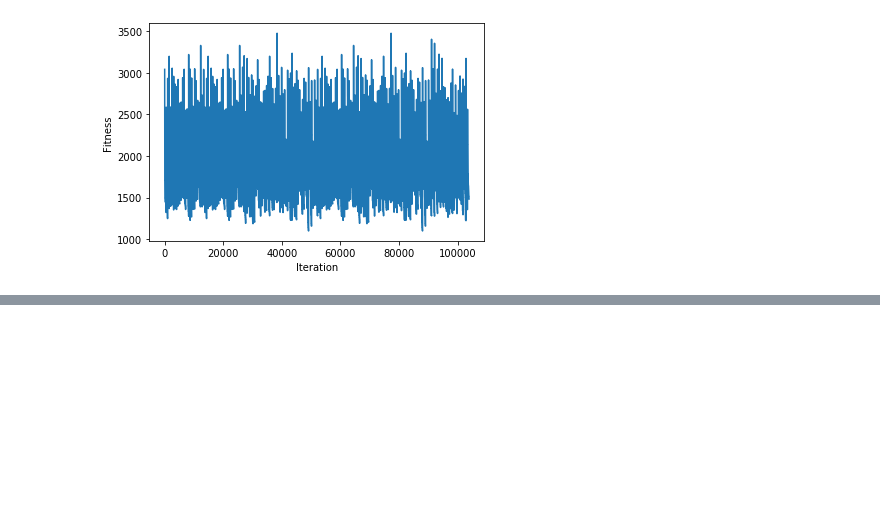
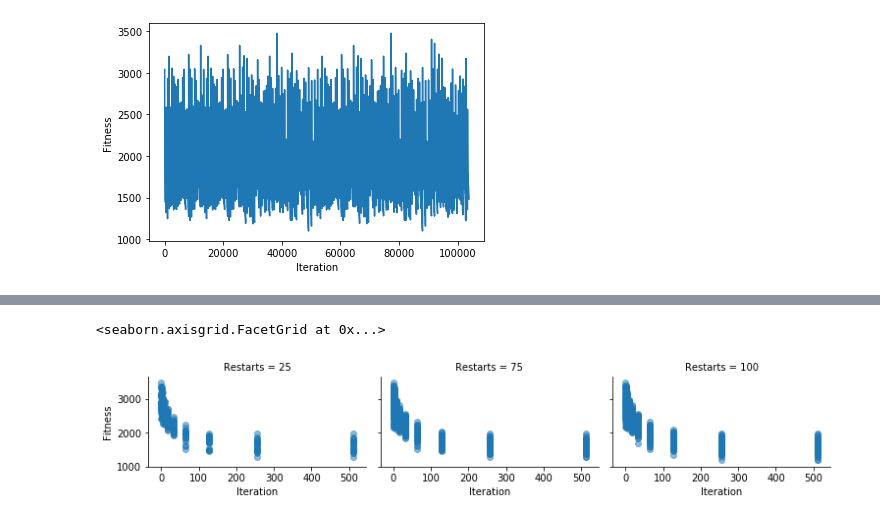
Before and after one commit to shileiphys/CS7641, a Jupyter notebook: Assignment2/test_runner.ipynb, the cells around one changed output, grey strips where cells are left out. Drawn from its saved outputs; the diff is of its cells as text; code cells hidden in the pictures; blank space fills up the shorter version.

```diff
--- a/Assignment2/test_runner.ipynb
+++ b/Assignment2/test_runner.ipynb
@@ -95,0 +119,7 @@ ax = sns.lineplot(x='Iteration', y='Fitness',data=df_run_curves)
+# %%
+grid = sns.FacetGrid(df_run_stats, col='Restarts', size=2.2, aspect=1.6)
+grid.map(plt.scatter, 'Iteration', 'Fitness', alpha=.5)
+grid.add_legend()
+# %% [output]
+<seaborn.axisgrid.FacetGrid at 0x...>
+[figure, added]
```
Also changed, not shown: parts of 21 cells of this notebook, 4 other files.
